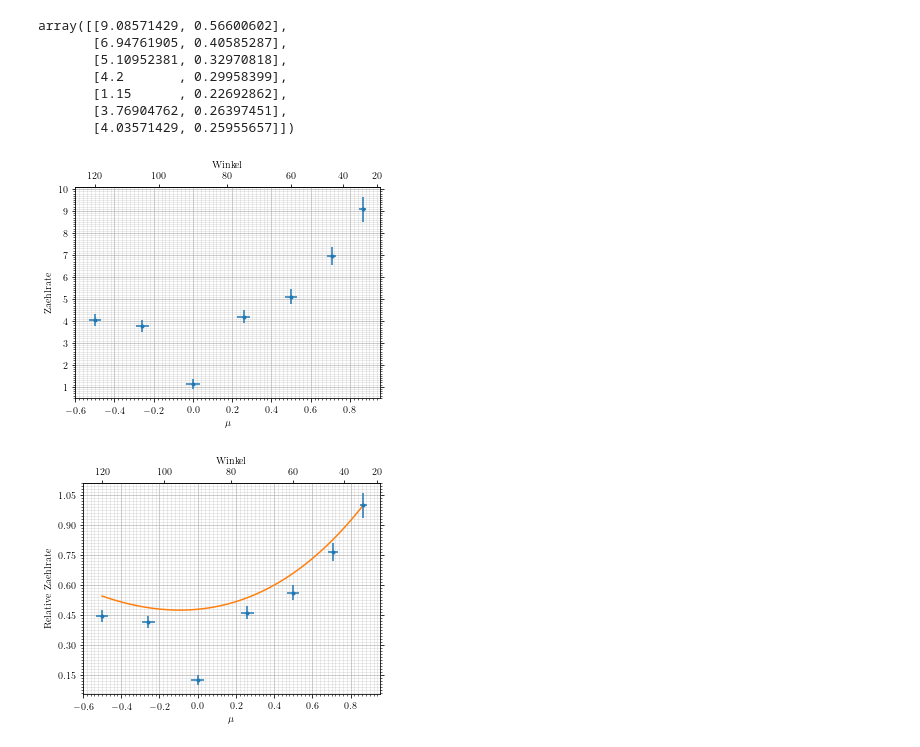
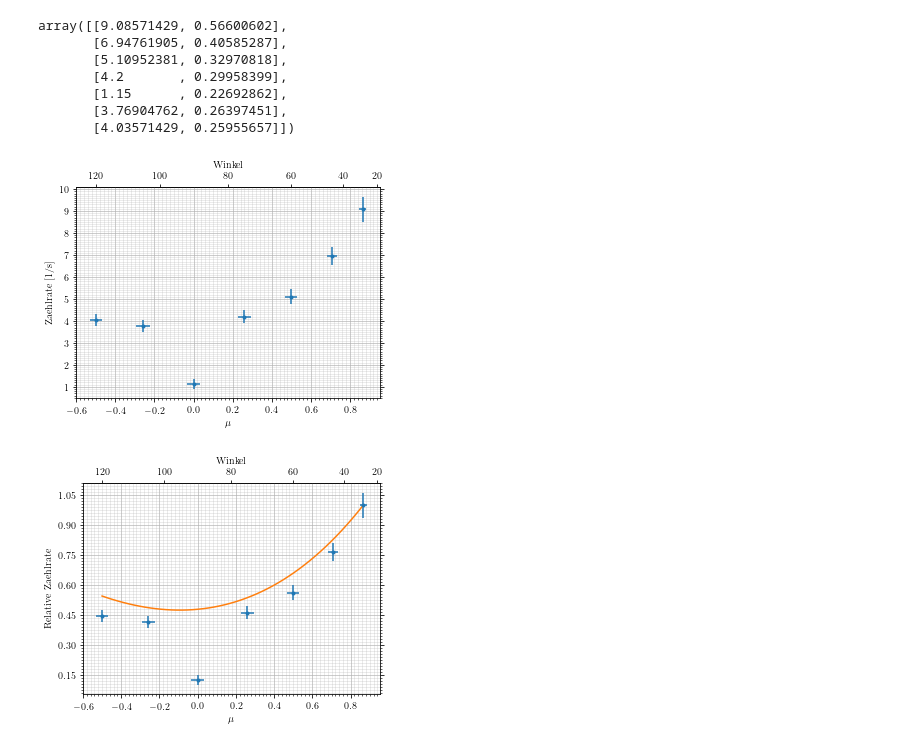
Before and after one commit to vale981/fpraktikum, a Jupyter notebook: CS/auswertung/Untitled.ipynb, the cells around one changed output. Saved outputs shown, nothing was run; the diff lists cells and outputs as text; code cells hidden in the pictures.

```diff
--- a/CS/auswertung/Untitled.ipynb
+++ b/CS/auswertung/Untitled.ipynb
@@ -226,11 +226,11 @@ array([[9.08571429, 0.56600602],
        [4.03571429, 0.25955657]])
 # %%
 fig, ax = set_up_angle_plot()
-ax.set_ylabel('Zaehlrate')
+ax.set_ylabel('Zaehlrate [1/s]')
 ax.errorbar(mus, rates.T[0], xerr=d_mus, yerr=rates.T[1], linestyle='None', marker='.')
 save_fig(fig, 'countrates', 'crossec')
 # %% [output]
-[figure, old version]
+[figure, new version]
 # %%
 fig, ax = set_up_angle_plot()
 ax.set_ylabel('Relative Zaehlrate')
```
Also changed, not shown: parts of 16 cells of this notebook, 40 other files.
